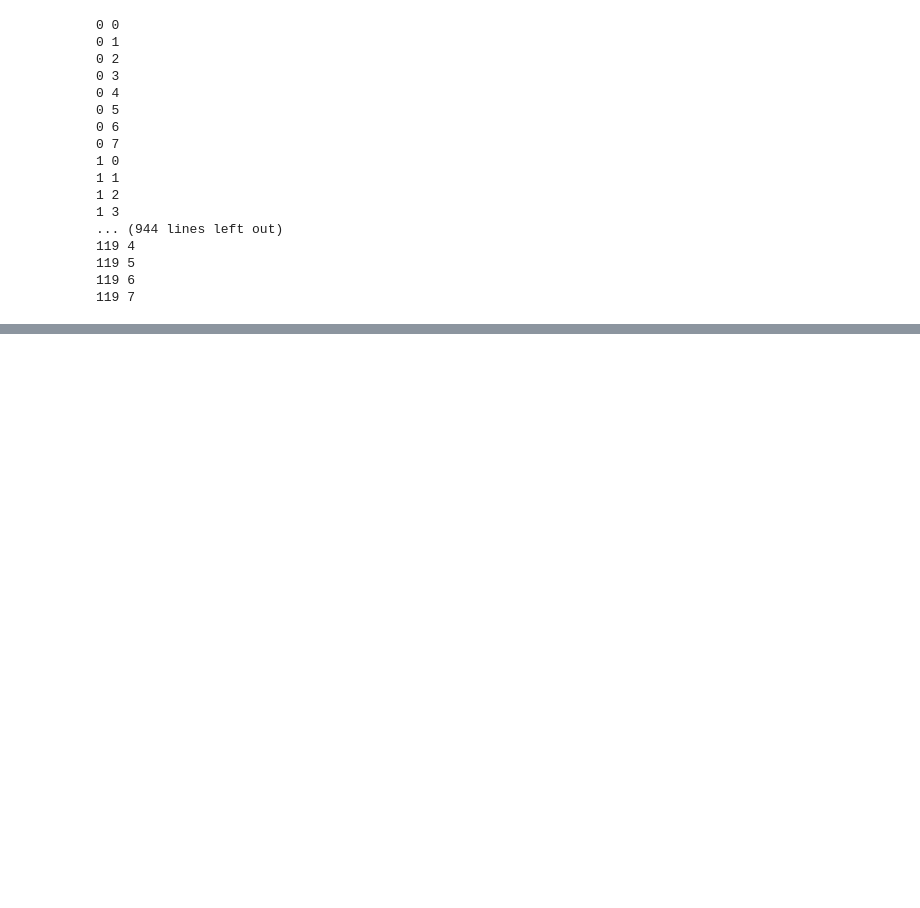
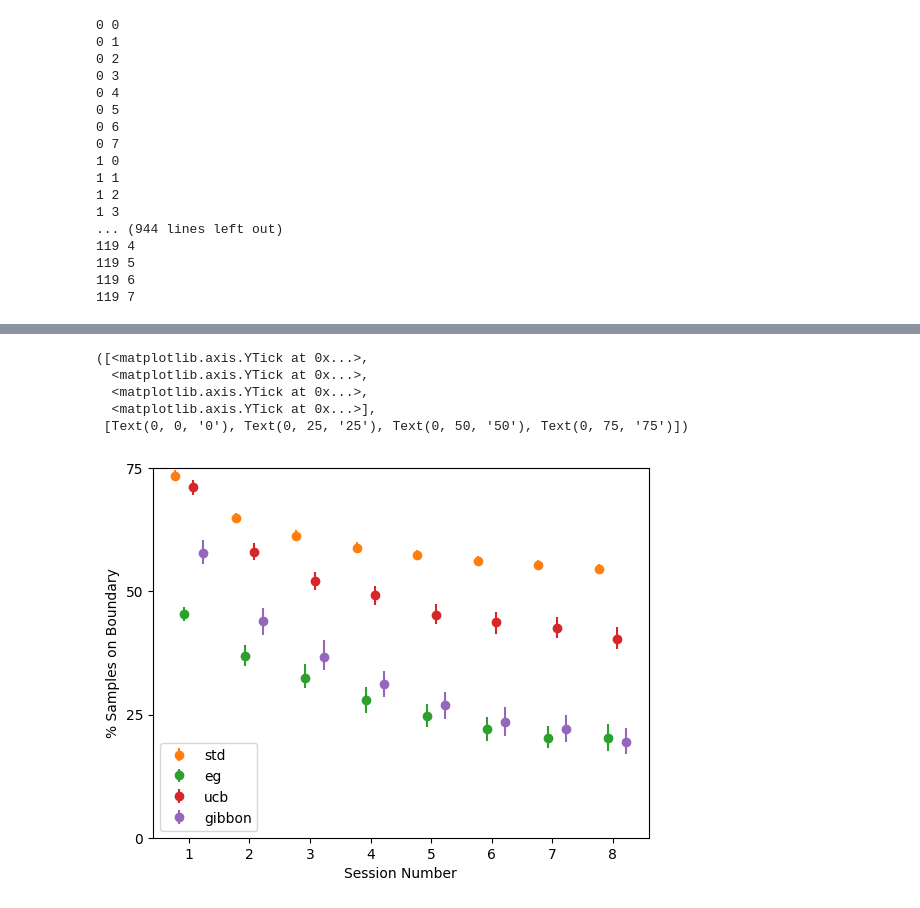
Before and after one commit to tne-lab/NeuroOptimizationPaper, a Jupyter notebook: figure2.ipynb, the cells around one changed output, grey strips where cells are left out. Saved outputs shown, nothing was run; the diff lists cells and outputs as text; code cells hidden in the pictures; blank space fills up the shorter version.

```diff
--- a/figure2.ipynb
+++ b/figure2.ipynb
@@ -383,0 +414,45 @@ Text(0, 0.5, 'Performance')
+# %%
+acqfs = ['std', 'eg', 'ucb', 'gibbon']
+fig = plt.figure()
+plt.gca()._get_lines.get_next_color()
+sims_full = []
+with open('sims_100_01-06.pickle', 'rb') as handle:
+    sims_full += pickle.load(handle)
+with open('sims_100_01-06_2.pickle', 'rb') as handle:
+    sims_full += pickle.load(handle)
+for i, acq in enumerate(acqfs):
+    with open(f'outcomes/outcomes_{acq}.pickle', 'rb') as handle:
+        results = pickle.load(handle)
+    j = 2
+    while os.path.isfile(f'outcomes/outcomes_{acq}_{j}.pickle'):
+        with open(f'outcomes/outcomes_{acq}_{j}.pickle', 'rb') as handle:
+            results += pickle.load(handle)
+        j += 1
+    n_boundary_samples = np.zeros((len(results), 8))
+    for j, (sim, res) in enumerate(zip(sims_full, results)):
+        input = res['model'].train_inputs[0][6:,:]
+        on_boundary = torch.any(input < 0.025, dim=1)
+        on_boundary |= torch.abs(((input[:, 0] * 500 - sim['saf_h']) ** 2 / sim['saf_a'] + sim['saf_k']) - 200 * input[:, 1]) < 0.025
+        boundary_mat = torch.reshape(on_boundary, (n_session, n_trial))
+        n_boundary_samples[j, :] = torch.sum(boundary_mat, dim=1).detach().cpu().numpy() / n_trial * 100
+    m_c = np.mean(n_boundary_samples, axis=0)
+    l_c = np.zeros_like(m_c)
+    h_c = np.zeros_like(m_c)
+    for j in range(n_boundary_samples.shape[1]):
+        res = bootstrap((n_boundary_samples[:,j],), np.mean, n_resamples=1000)
+        l_c[j] = res.confidence_interval.low
+        h_c[j] = res.confidence_interval.high
+    plt.errorbar(np.arange(1,9) + (i - 2) * 0.15 + 0.075, m_c, yerr=(m_c - l_c, h_c-m_c), linestyle='none', marker='o')
+plt.legend(acqfs, loc='lower left')
+plt.xlabel('Session Number')
+plt.ylabel('% Samples on Boundary')
+plt.xticks(np.arange(1,9))
+plt.ylim(0, 75)
+plt.yticks([0,25,50,75])
+# %% [output]
+([<matplotlib.axis.YTick at 0x...>,
+  <matplotlib.axis.YTick at 0x...>,
+  <matplotlib.axis.YTick at 0x...>,
+  <matplotlib.axis.YTick at 0x...>],
+ [Text(0, 0, '0'), Text(0, 25, '25'), Text(0, 50, '50'), Text(0, 75, '75')])
+[figure, added]
```
Also changed, not shown: parts of 11 cells of this notebook, 10 other files.
